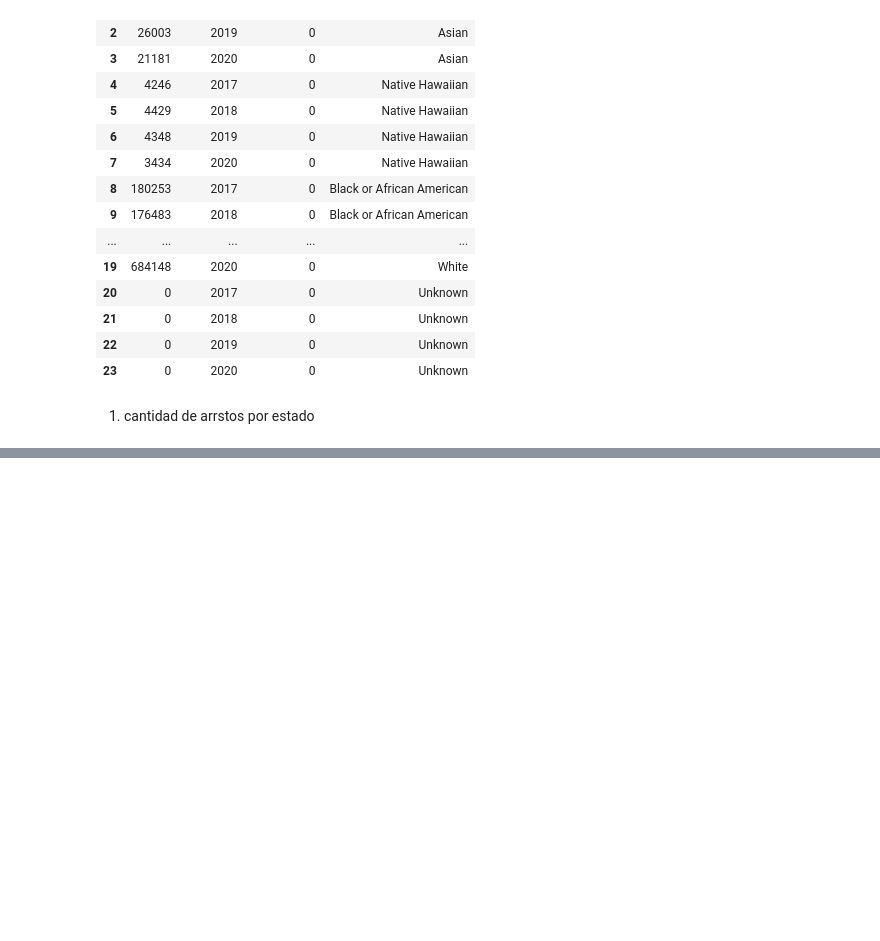
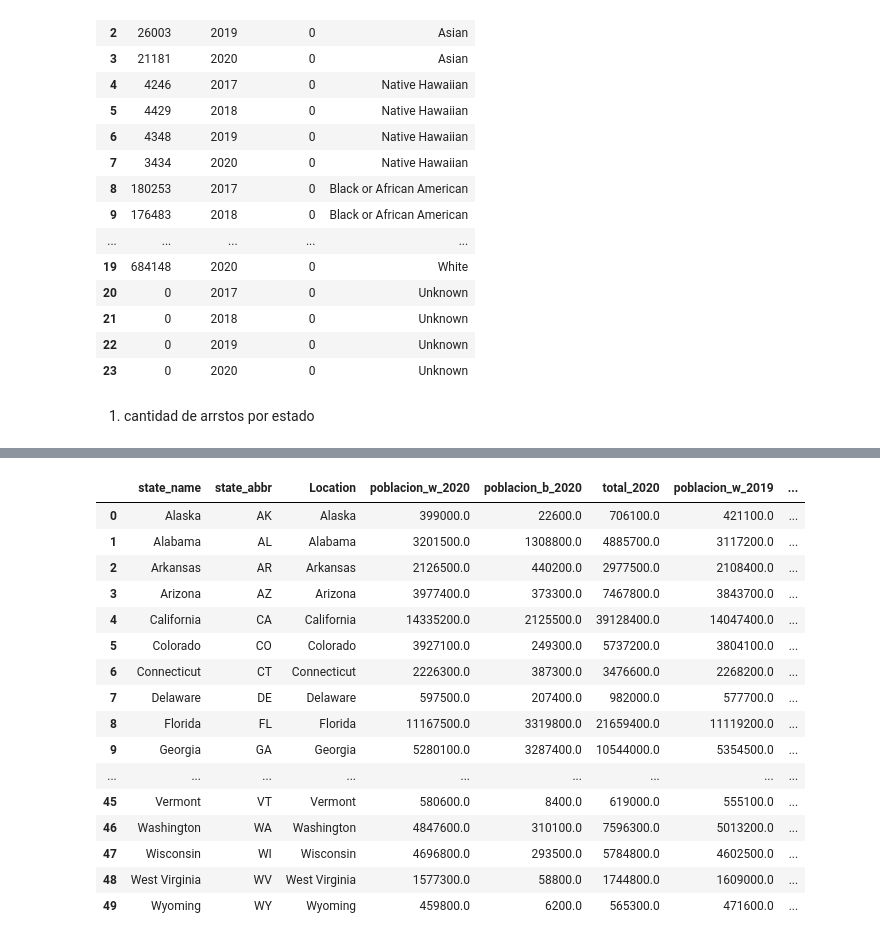
Before and after one commit to daJCP/Proyecto_Ciencia_Datos, a Jupyter notebook: Proyecto/notebook.ipynb, the cells around one changed output, grey strips where cells are left out. Cells and saved outputs as stored; diff of their text form; code cells hidden in the pictures; blank space fills up the shorter version.

```diff
--- a/Proyecto/notebook.ipynb
+++ b/Proyecto/notebook.ipynb
@@ -198,0 +320,5 @@ df_2020_arrestos.describe()
+# %%
+pobl_2018 = pd.read_csv('data_poblacion\poblacion_2018.csv', sep=',')
+pobl_2019 = pd.read_csv('data_poblacion\poblacion_2019.csv', sep=',')
+pobl_2020 = pd.read_csv('data_poblacion\poblacion_2020.csv', sep=',')
+pobl_2018.head()
@@ -198,0 +332,6 @@ df_2020_arrestos.describe()
+# %%
+# ahora solo necesitamos la info de la poblacion White, Black, Total
+pobl_2018 = pobl_2018[['Location','White', 'Black','Total']]
+pobl_2019 = pobl_2019[['Location','White', 'Black','Total']]
+pobl_2020 = pobl_2020[['Location','White', 'Black','Total']]
+pobl_2020.head()
@@ -198,0 +345,15 @@ df_2020_arrestos.describe()
+# %%
+df_poblacion = pd.merge(pobl_2020, pobl_2019, on='Location')
+df_poblacion.rename(columns={
+    'White_x': 'poblacion_w_2020',
+    'Black_x': 'poblacion_b_2020',
+    'Total_x': 'total_2020',
+    'White_y':'poblacion_w_2019',
+    'Black_y':'poblacion_b_2019',
+    'Total_y': 'total_2019'}, inplace=True)
+df_poblacion = pd.merge(df_poblacion, pobl_2018, on='Location')
+df_poblacion.rename(columns={
+    'White': 'poblacion_w_2018',
+    'Black': 'poblacion_b_2018',
+    'Total': 'total_2018',}, inplace=True)
+df_poblacion
@@ -198,0 +374,22 @@ df_2020_arrestos.describe()
+# %%
+# ahora le añadimos los codigos de comunas state_name	state_abbr
+df_poblacion = pd.merge(df_codes[['state_name', 'state_abbr']], df_poblacion, left_on='state_name', right_on='Location'   )
+df_poblacion
+# %% [output]
+|  | state_name | state_abbr | Location | poblacion_w_2020 | poblacion_b_2020 | total_2020 | poblacion_w_2019 | ... |
+| 0 | Alaska | AK | Alaska | 399000.0 | 22600.0 | 706100.0 | 421100.0 | ... |
+| 1 | Alabama | AL | Alabama | 3201500.0 | 1308800.0 | 4885700.0 | 3117200.0 | ... |
+| 2 | Arkansas | AR | Arkansas | 2126500.0 | 440200.0 | 2977500.0 | 2108400.0 | ... |
+| 3 | Arizona | AZ | Arizona | 3977400.0 | 373300.0 | 7467800.0 | 3843700.0 | ... |
+| 4 | California | CA | California | 14335200.0 | 2125500.0 | 39128400.0 | 14047400.0 | ... |
+| 5 | Colorado | CO | Colorado | 3927100.0 | 249300.0 | 5737200.0 | 3804100.0 | ... |
+| 6 | Connecticut | CT | Connecticut | 2226300.0 | 387300.0 | 3476600.0 | 2268200.0 | ... |
+| 7 | Delaware | DE | Delaware | 597500.0 | 207400.0 | 982000.0 | 577700.0 | ... |
+| 8 | Florida | FL | Florida | 11167500.0 | 3319800.0 | 21659400.0 | 11119200.0 | ... |
+| 9 | Georgia | GA | Georgia | 5280100.0 | 3287400.0 | 10544000.0 | 5354500.0 | ... |
+| ... | ... | ... | ... | ... | ... | ... | ... | ... |
+| 45 | Vermont | VT | Vermont | 580600.0 | 8400.0 | 619000.0 | 555100.0 | ... |
+| 46 | Washington | WA | Washington | 4847600.0 | 310100.0 | 7596300.0 | 5013200.0 | ... |
+| 47 | Wisconsin | WI | Wisconsin | 4696800.0 | 293500.0 | 5784800.0 | 4602500.0 | ... |
+| 48 | West Virginia | WV | West Virginia | 1577300.0 | 58800.0 | 1744800.0 | 1609000.0 | ... |
+| 49 | Wyoming | WY | Wyoming | 459800.0 | 6200.0 | 565300.0 | 471600.0 | ... |
```
Also changed, not shown: parts of 29 cells of this notebook, 11 other files.
